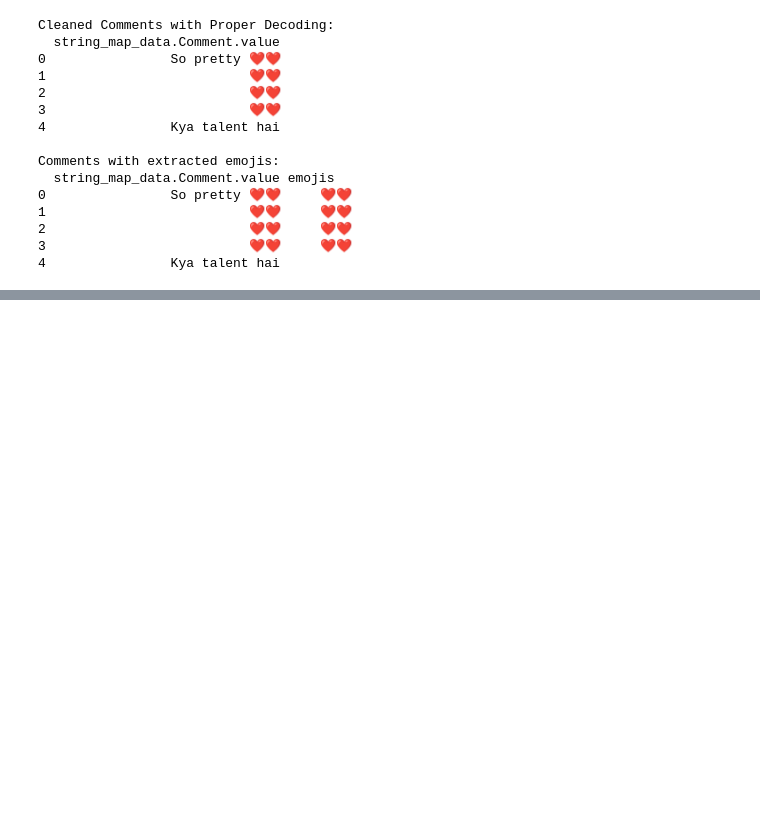
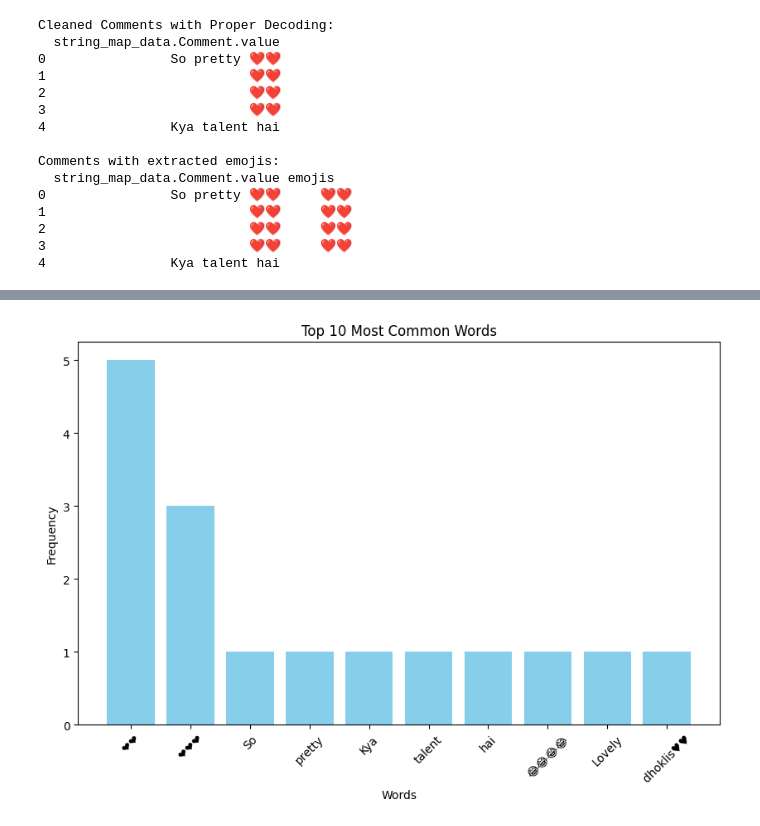
Before and after one commit to KashmalaSiddiqui/210FinalProject, a Jupyter notebook: 210Proj.ipynb, the cells around one changed output, grey strips where cells are left out. Saved outputs shown, nothing was run; the diff lists cells and outputs as text; code cells hidden in the pictures; blank space fills up the shorter version.

```diff
--- a/210Proj.ipynb
+++ b/210Proj.ipynb
@@ -84,3 +101,97 @@ Comments with extracted emojis:
 2                          ❤️❤️     ❤❤
 3                          ❤️❤️     ❤❤
 4                Kya talent hai
+# %%
+#new
+import json
+import pandas as pd
+from collections import Counter
+import matplotlib.pyplot as plt
+import emoji
+
+# Specify the file path
+file_path = "/content/extracted_data/your_instagram_activity/comments/post_comments_1.json"
+
+# Load the JSON file
+with open(file_path, 'r', encoding='utf-8') as f:
+    comments_data = json.load(f)
+
+# Convert JSON to a DataFrame
+df_comments = pd.json_normalize(comments_data)
+
+# Count the number of comments
+num_comments = df_comments.shape[0]
+print(f"Total number of comments: {num_comments}")
+
+# (a) Inspect the Data Structure
+print("Columns in the dataset:", df_comments.columns)
+print("\nSample Data:")
+print(df_comments.head())
+
+# Function to fix double UTF-8 encoded strings
+def fix_double_encoding(text):
+    try:
+        # Decode as bytes, then re-encode as UTF-8
+        return bytes(text, "utf-8").decode("utf-8").encode("latin1").decode("utf-8")
+    except:
+        return text  # Return original text if decoding fails
+
+# Fix the 'Comment.value' column
+if 'string_map_data.Comment.value' in df_comments.columns:
+    df_comments['string_map_data.Comment.value'] = df_comments['string_map_data.Comment.value'].apply(
+        lambda x: fix_double_encoding(x) if isinstance(x, str) else x
+    )
+
+# (b1) Word Frequency Analysis
+if 'string_map_data.Comment.value' in df_comments.columns:
+    # Combine all comments into a single string
+    all_comments = ' '.join(df_comments['string_map_data.Comment.value'].dropna())
+
+    # Tokenize the words
+    words = all_comments.split()
+
+    # Count word frequency
+    word_count = Counter(words)
+
+    # Display the most common words
+    print("\nTop 10 Most Common Words:")
+    print(word_count.most_common(10))
+
+    # Plot word frequency
+    most_common_words = word_count.most_common(10)
+    words, counts = zip(*most_common_words)
+
+    plt.figure(figsize=(10, 6))
+    plt.bar(words, counts, color='skyblue')
+    plt.title("Top 10 Most Common Words")
+    plt.xlabel("Words")
+    plt.ylabel("Frequency")
+    plt.xticks(rotation=45)
+    plt.show()
+
+# (b2) Emoji Usage Analysis
+df_comments['emojis'] = df_comments['string_map_data.Comment.value'].apply(
+    lambda x: ''.join(c for c in x if c in emoji.EMOJI_DATA) if isinstance(x, str) else ''
+)
+
+# Combine all emojis
+all_emojis = ''.join(df_comments['emojis'].dropna())
+
+# Count emoji frequency
+emoji_count = Counter(all_emojis)
+
+# Display the most common emojis
+print("\nTop 10 Most Used Emojis:")
+print(emoji_count.most_common(10))
+
+# Plot emoji usage
+most_common_emojis = emoji_count.most_common(10)
+emojis, counts = zip(*most_common_emojis)
+
+plt.figure(figsize=(10, 6))
+plt.bar(emojis, counts, color='orange')
+plt.title("Top 10 Most Used Emojis")
+plt.xlabel("Emojis")
+plt.ylabel("Frequency")
+plt.show()
+# %% [output]
@@ -86,0 +215 @@ Comments with extracted emojis:
+[figure, added]
```
Also changed, not shown: parts of 7 cells of this notebook.
